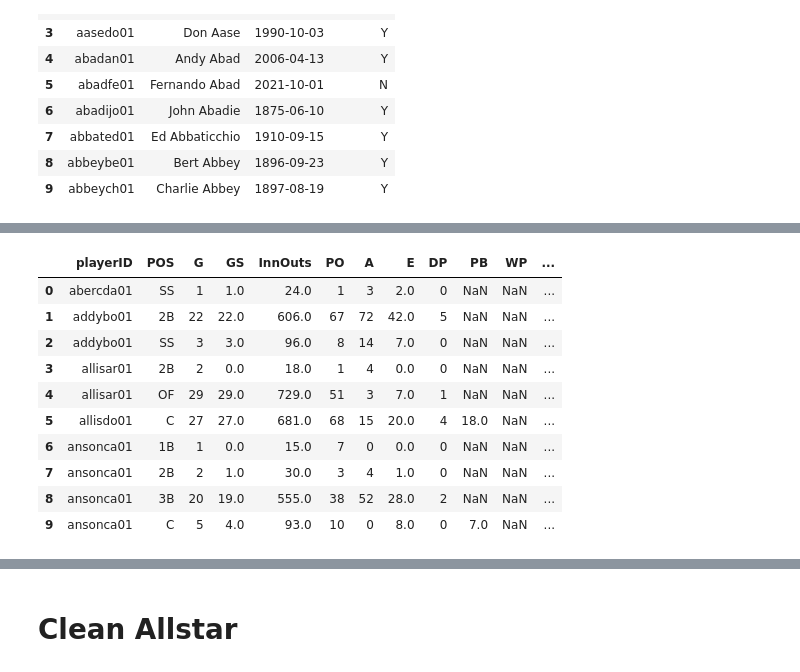
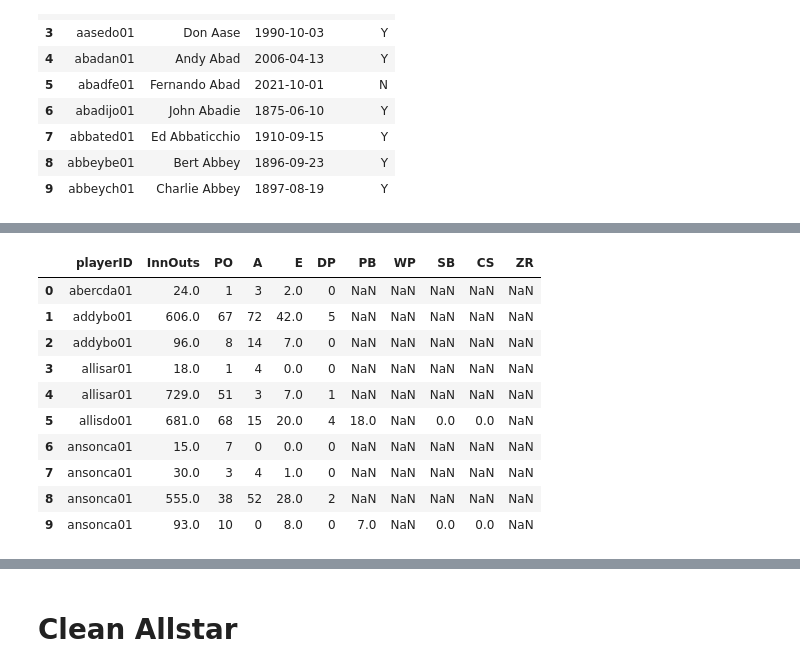
Before and after one commit to maldonado91/Data-Analysis-Project, a Jupyter notebook: HoFData.ipynb, the cells around one changed output, grey strips where cells are left out. Saved outputs shown, nothing was run; the diff lists cells and outputs as text; code cells hidden in the pictures.

```diff
--- a/HoFData.ipynb
+++ b/HoFData.ipynb
@@ -551,24 +1016,27 @@ df_cleanpitch.head()
 # %%
 # Drop the unnecessary columns
 df_cleanfield = df_fielding
 df_cleanfield.drop(columns=[
     'yearID',
+    'G',
+    'GS',
     'stint',
     'teamID',
+    'POS',
     'lgID'], inplace=True)
 df_cleanfield.head(10)
 # %% [output]
-|  | playerID | POS | G | GS | InnOuts | PO | A | E | DP | PB | WP | ... |
-| 0 | abercda01 | SS | 1 | 1.0 | 24.0 | 1 | 3 | 2.0 | 0 | NaN | NaN | ... |
-| 1 | addybo01 | 2B | 22 | 22.0 | 606.0 | 67 | 72 | 42.0 | 5 | NaN | NaN | ... |
-| 2 | addybo01 | SS | 3 | 3.0 | 96.0 | 8 | 14 | 7.0 | 0 | NaN | NaN | ... |
-| 3 | allisar01 | 2B | 2 | 0.0 | 18.0 | 1 | 4 | 0.0 | 0 | NaN | NaN | ... |
-| 4 | allisar01 | OF | 29 | 29.0 | 729.0 | 51 | 3 | 7.0 | 1 | NaN | NaN | ... |
-| 5 | allisdo01 | C | 27 | 27.0 | 681.0 | 68 | 15 | 20.0 | 4 | 18.0 | NaN | ... |
-| 6 | ansonca01 | 1B | 1 | 0.0 | 15.0 | 7 | 0 | 0.0 | 0 | NaN | NaN | ... |
-| 7 | ansonca01 | 2B | 2 | 1.0 | 30.0 | 3 | 4 | 1.0 | 0 | NaN | NaN | ... |
-| 8 | ansonca01 | 3B | 20 | 19.0 | 555.0 | 38 | 52 | 28.0 | 2 | NaN | NaN | ... |
-| 9 | ansonca01 | C | 5 | 4.0 | 93.0 | 10 | 0 | 8.0 | 0 | 7.0 | NaN | ... |
+|  | playerID | InnOuts | PO | A | E | DP | PB | WP | SB | CS | ZR |
+| 0 | abercda01 | 24.0 | 1 | 3 | 2.0 | 0 | NaN | NaN | NaN | NaN | NaN |
+| 1 | addybo01 | 606.0 | 67 | 72 | 42.0 | 5 | NaN | NaN | NaN | NaN | NaN |
+| 2 | addybo01 | 96.0 | 8 | 14 | 7.0 | 0 | NaN | NaN | NaN | NaN | NaN |
+| 3 | allisar01 | 18.0 | 1 | 4 | 0.0 | 0 | NaN | NaN | NaN | NaN | NaN |
+| 4 | allisar01 | 729.0 | 51 | 3 | 7.0 | 1 | NaN | NaN | NaN | NaN | NaN |
+| 5 | allisdo01 | 681.0 | 68 | 15 | 20.0 | 4 | 18.0 | NaN | 0.0 | 0.0 | NaN |
+| 6 | ansonca01 | 15.0 | 7 | 0 | 0.0 | 0 | NaN | NaN | NaN | NaN | NaN |
+| 7 | ansonca01 | 30.0 | 3 | 4 | 1.0 | 0 | NaN | NaN | NaN | NaN | NaN |
+| 8 | ansonca01 | 555.0 | 38 | 52 | 28.0 | 2 | NaN | NaN | NaN | NaN | NaN |
+| 9 | ansonca01 | 93.0 | 10 | 0 | 8.0 | 0 | 7.0 | NaN | 0.0 | 0.0 | NaN |
 # %%
 # Checking for null values
 for column in df_cleanfield.columns:
```
Also changed, not shown: parts of 168 cells of this notebook, 1 other file.
